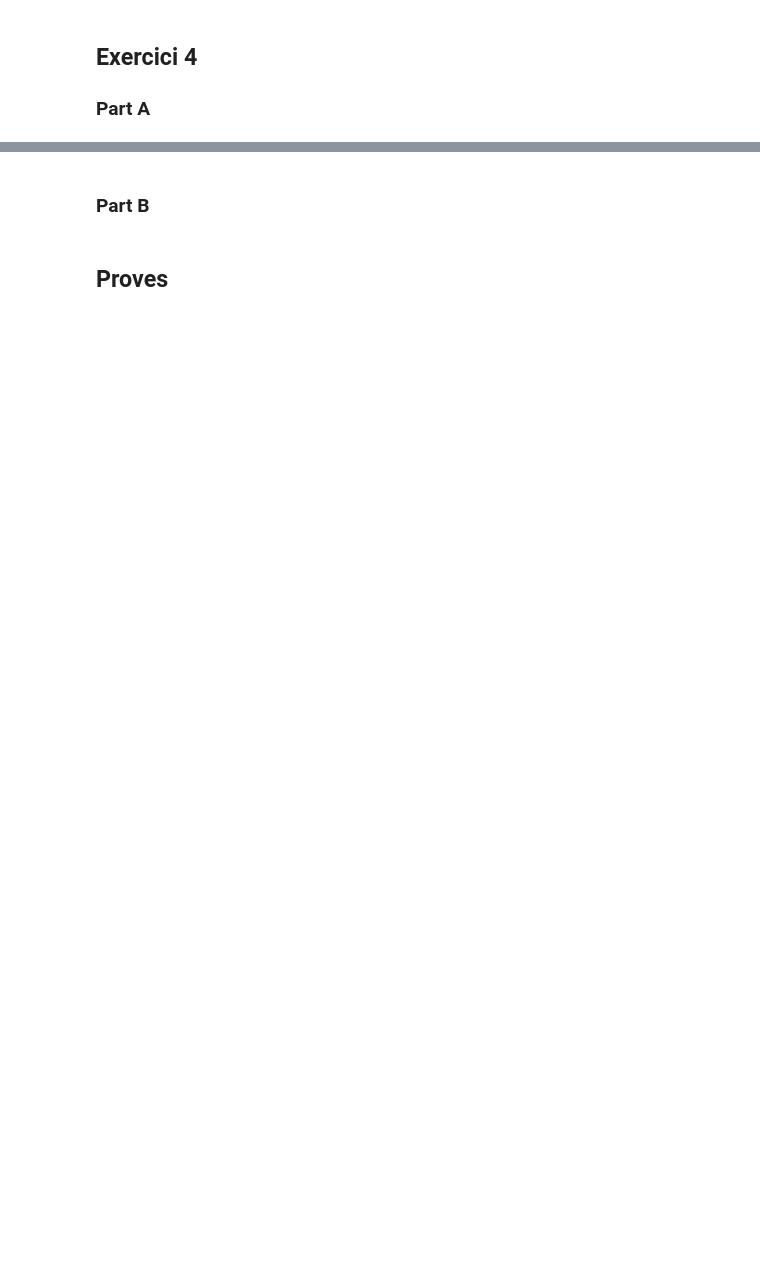
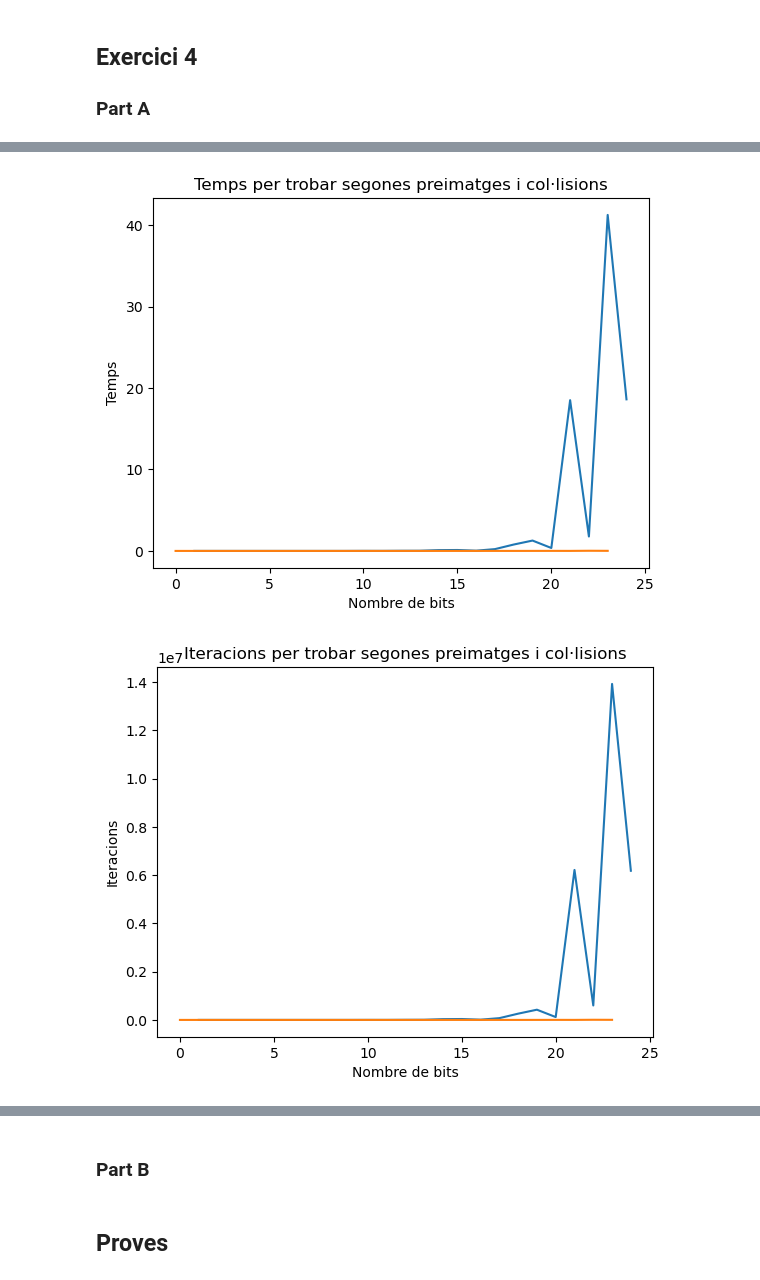
Before and after one commit to 1637521albert/Hash_functions, a Jupyter notebook: Hash_functions.ipynb, the cells around one changed output, grey strips where cells are left out. Cells and saved outputs as stored; diff of their text form; code cells hidden in the pictures; blank space fills up the shorter version.

Commit message:
time calcs

```diff
--- a/Hash_functions.ipynb
+++ b/Hash_functions.ipynb
@@ -74,3 +74,30 @@ print(collision(20))
 ## Exercici 4
 
 ### Part A
+# %%
+import time
+preimage_iter = []
+collision_iter = []
+
+preimage_time = []
+collision_time = []
+
+for i in range(1, 25):
+    print(i)
+    start = time.perf_counter()
+    _, iter = second_preimage("hola", i)
+    end = time.perf_counter()
+    preimage_iter.append(iter)
+    preimage_time.append(end-start)
+
+    start = time.perf_counter()
+    _, _, iter =collision(i)
+    end = time.perf_counter()
+    collision_iter.append(iter)
+    collision_time.append(end-start)
+
+print(preimage_iter)
+print(preimage_time)
+
+print(collision_iter)
+print(collision_time)
@@ -76,0 +122,17 @@ print(collision(20))
+# %%
+import matplotlib.pyplot as plt
+
+plt.plot(range(1, 25), preimage_time, collision_time)
+plt.xlabel('Nombre de bits')
+plt.ylabel('Temps')
+plt.title('Temps per trobar segones preimatges i col·lisions')
+plt.show()
+
+plt.plot(range(1, 25), preimage_iter, collision_iter)
+plt.xlabel('Nombre de bits')
+plt.ylabel('Iteracions')
+plt.title('Iteracions per trobar segones preimatges i col·lisions')
+plt.show()
+# %% [output]
+[figure, added]
+[figure, added]
```
Also changed, not shown: parts of 6 cells of this notebook.
